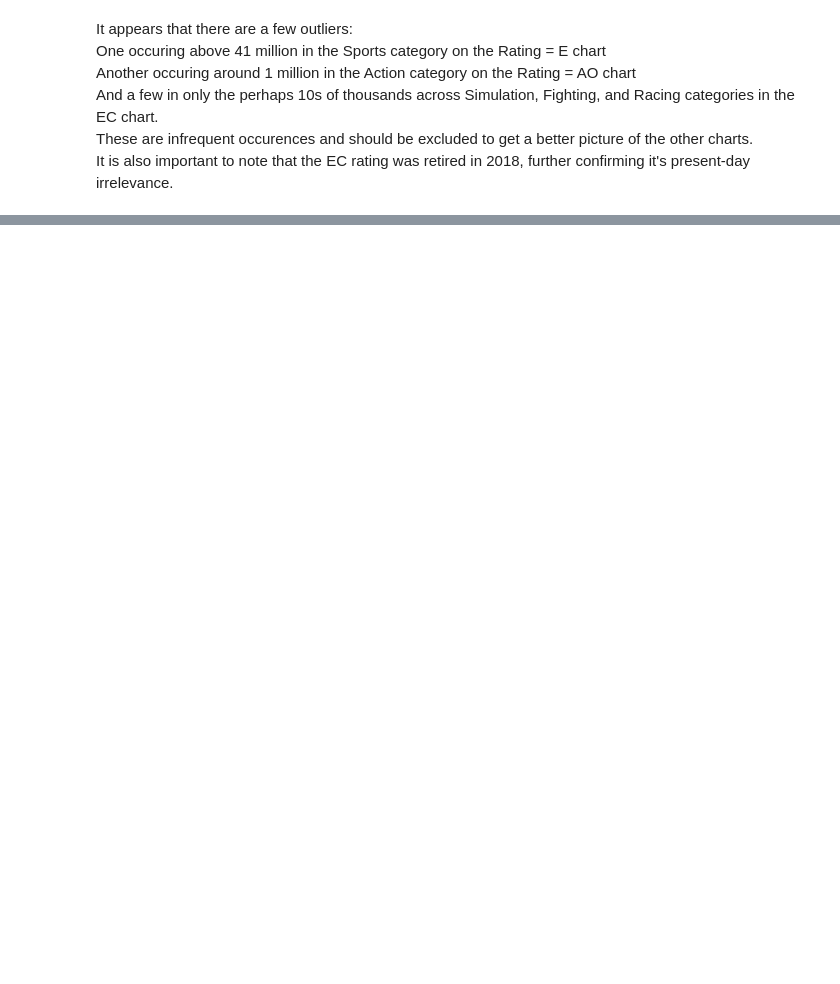
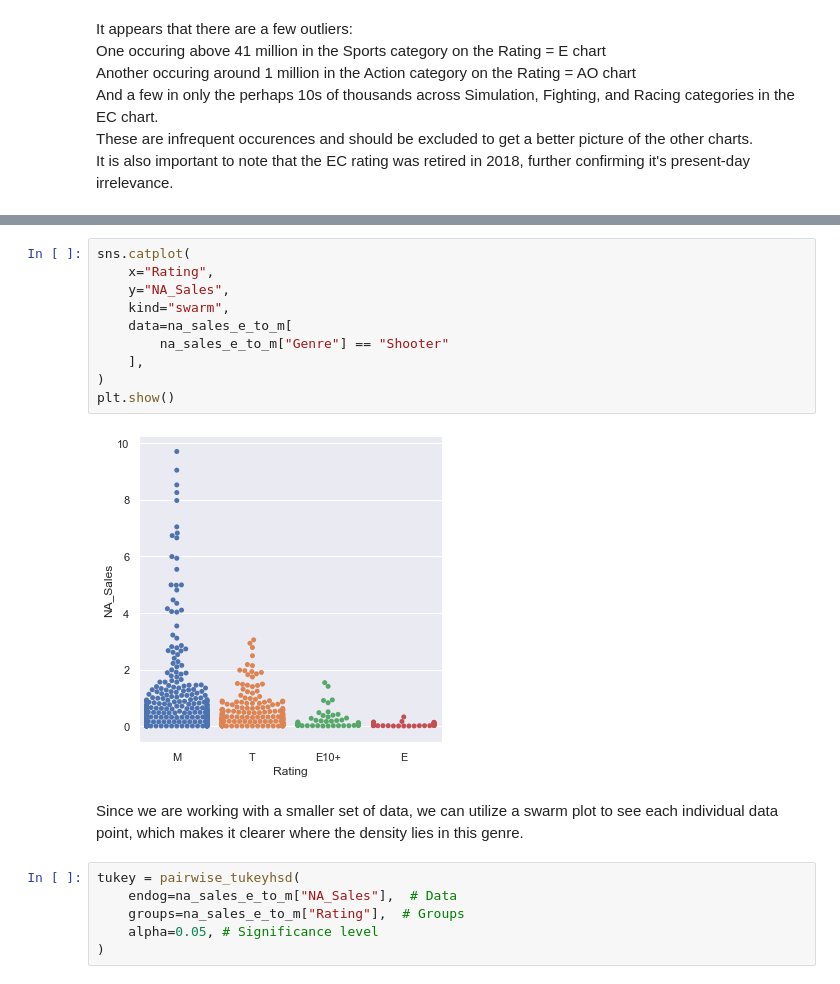
Before and after one commit to rjstange/Video-Game-Sales-by-ESRB-Rating, a Jupyter notebook: Video Game Sales By Maturity Rating.ipynb, the cells around one changed output, grey strips where cells are left out. Cells and saved outputs as stored; diff of their text form; blank space fills up the shorter version.

Commit message:
Lots of new markdown and a new swarmplot for Shooters only.

```diff
--- a/Video Game Sales By Maturity Rating.ipynb
+++ b/Video Game Sales By Maturity Rating.ipynb
@@ -55,0 +94,20 @@ sns.palplot(sns.color_palette(['#008000', '#FFFF99', '#B22222']))
+# %%
+sns.catplot(
+    x="Rating",
+    y="NA_Sales",
+    kind="swarm",
+    data=na_sales_e_to_m[
+        na_sales_e_to_m["Genre"] == "Shooter"
+    ],
+)
+plt.show()
+# %% [output]
+[figure, added]
+# %% [markdown]
+Since we are working with a smaller set of data, we can utilize a swarm plot to see each individual data point, which makes it clearer where the density lies in this genre.
+# %%
+tukey = pairwise_tukeyhsd(
+    endog=na_sales_e_to_m["NA_Sales"],  # Data
+    groups=na_sales_e_to_m["Rating"],  # Groups
+    alpha=0.05, # Significance level
+)
```
Also changed, not shown: parts of 12 cells of this notebook.
